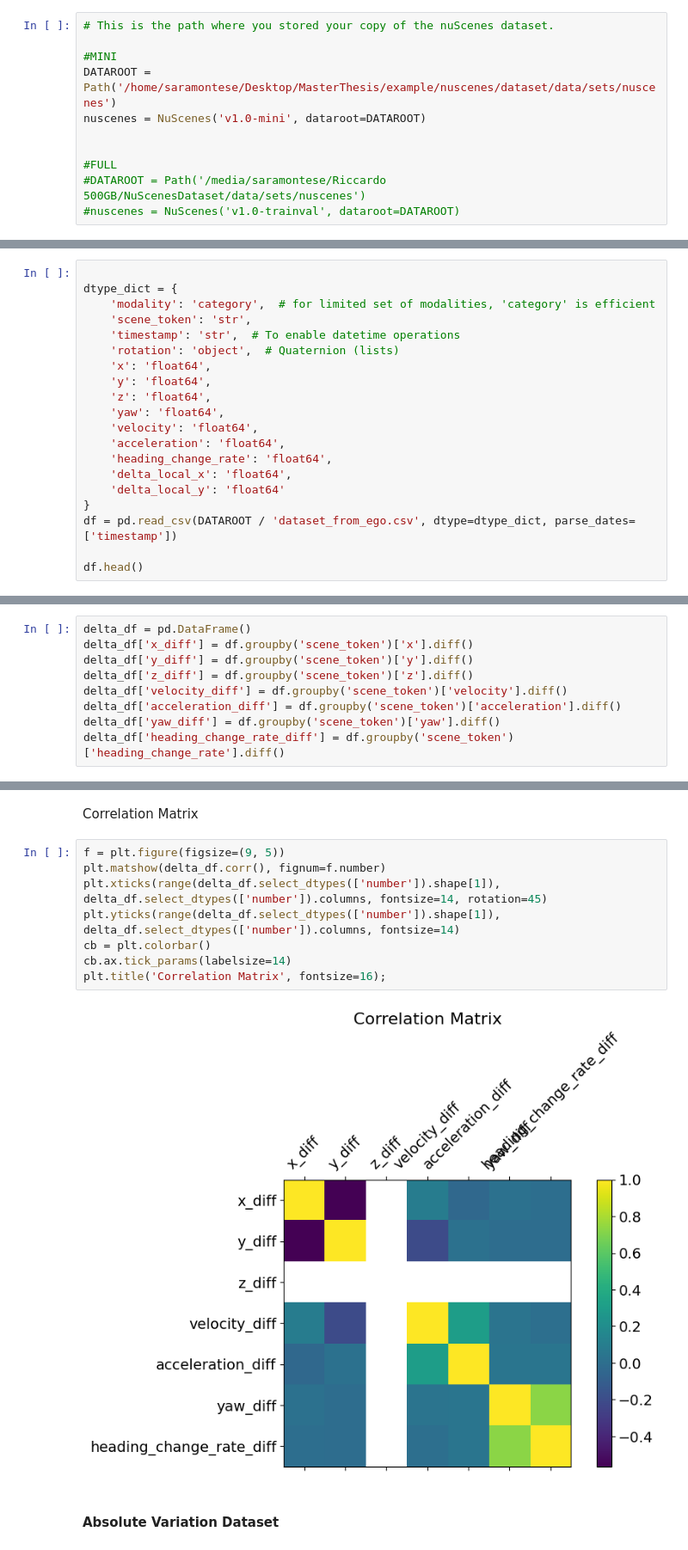
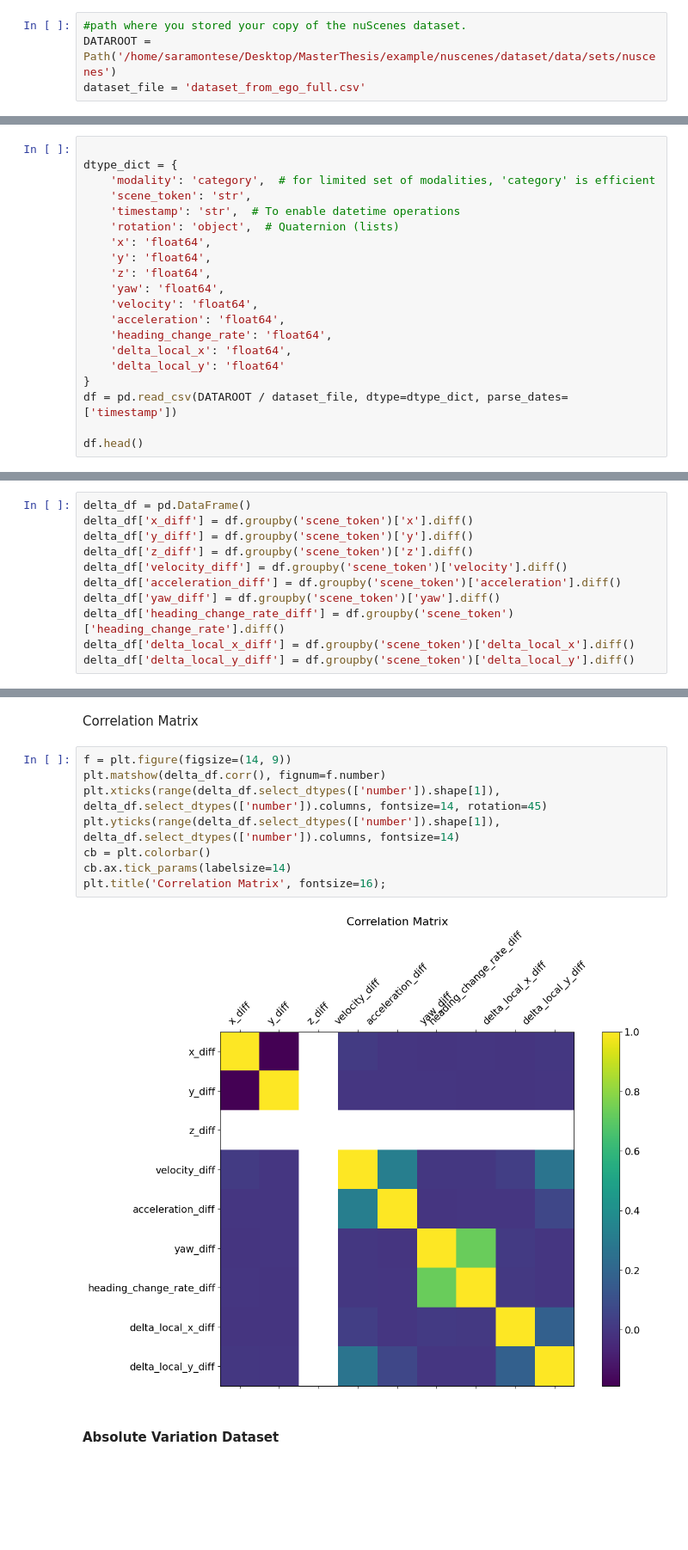
Before and after one commit to SaraMo14/MasterThesis, a Jupyter notebook: data_analysis.ipynb, the cells around one changed output, grey strips where cells are left out. Shown at 86% size. Cells and saved outputs as stored; diff of their text form; blank space fills up the shorter version.

```diff
--- a/data_analysis.ipynb
+++ b/data_analysis.ipynb
@@ -10,11 +5,4 @@ from example.nuscenes.environment import SelfDrivingEnvironment
 # %%
-# This is the path where you stored your copy of the nuScenes dataset.
-
-#MINI
+#path where you stored your copy of the nuScenes dataset.
 DATAROOT = Path('/home/saramontese/Desktop/MasterThesis/example/nuscenes/dataset/data/sets/nuscenes')
-nuscenes = NuScenes('v1.0-mini', dataroot=DATAROOT)
-
-
-#FULL
-#DATAROOT = Path('/media/saramontese/Riccardo 500GB/NuScenesDataset/data/sets/nuscenes')
-#nuscenes = NuScenes('v1.0-trainval', dataroot=DATAROOT)
+dataset_file = 'dataset_from_ego_full.csv'
@@ -71,7 +38,7 @@ dtype_dict = {
     'delta_local_x': 'float64',
     'delta_local_y': 'float64'
 }
-df = pd.read_csv(DATAROOT / 'dataset_from_ego.csv', dtype=dtype_dict, parse_dates=['timestamp'])
+df = pd.read_csv(DATAROOT / dataset_file, dtype=dtype_dict, parse_dates=['timestamp'])
 
 df.head()
 # %% [output]
@@ -96,6 +63,8 @@ delta_df['velocity_diff'] = df.groupby('scene_token')['velocity'].diff()
 delta_df['acceleration_diff'] = df.groupby('scene_token')['acceleration'].diff()
 delta_df['yaw_diff'] = df.groupby('scene_token')['yaw'].diff()
 delta_df['heading_change_rate_diff'] = df.groupby('scene_token')['heading_change_rate'].diff()
+delta_df['delta_local_x_diff'] = df.groupby('scene_token')['delta_local_x'].diff()
+delta_df['delta_local_y_diff'] = df.groupby('scene_token')['delta_local_y'].diff()
 # %%
 abs_df = pd.DataFrame()
 abs_df['abs_x_diff'] = df.groupby('scene_token')['x'].diff().abs()
@@ -148,15 +131,15 @@ plt.show()
 # %% [markdown]
 Correlation Matrix
 # %%
-f = plt.figure(figsize=(9, 5))
+f = plt.figure(figsize=(14, 9))
 plt.matshow(delta_df.corr(), fignum=f.number)
 plt.xticks(range(delta_df.select_dtypes(['number']).shape[1]), delta_df.select_dtypes(['number']).columns, fontsize=14, rotation=45)
 plt.yticks(range(delta_df.select_dtypes(['number']).shape[1]), delta_df.select_dtypes(['number']).columns, fontsize=14)
 cb = plt.colorbar()
 cb.ax.tick_params(labelsize=14)
 plt.title('Correlation Matrix', fontsize=16);
 # %% [output]
-[figure, old version]
+[figure, new version]
 # %% [markdown]
 #### Absolute Variation Dataset
 # %%
```
Also changed, not shown: parts of 35 cells of this notebook, 9 other files.
